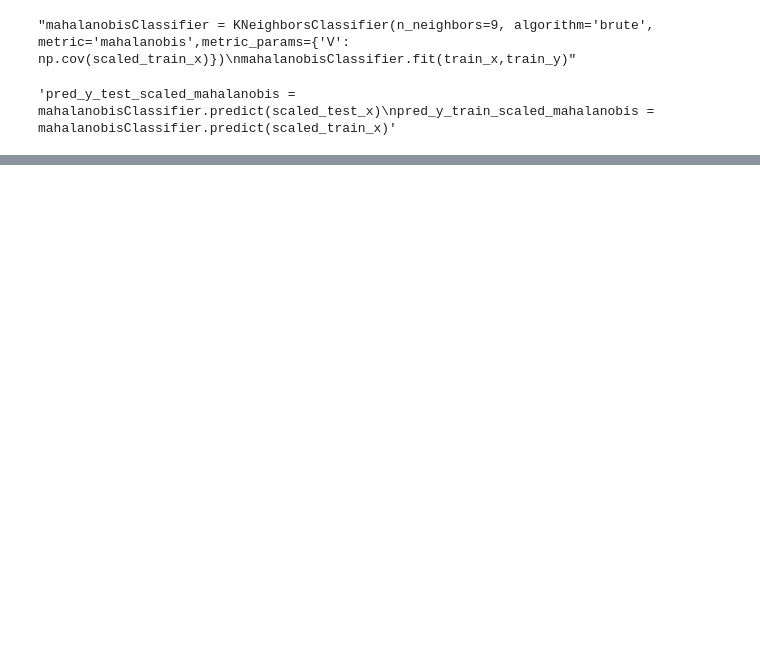
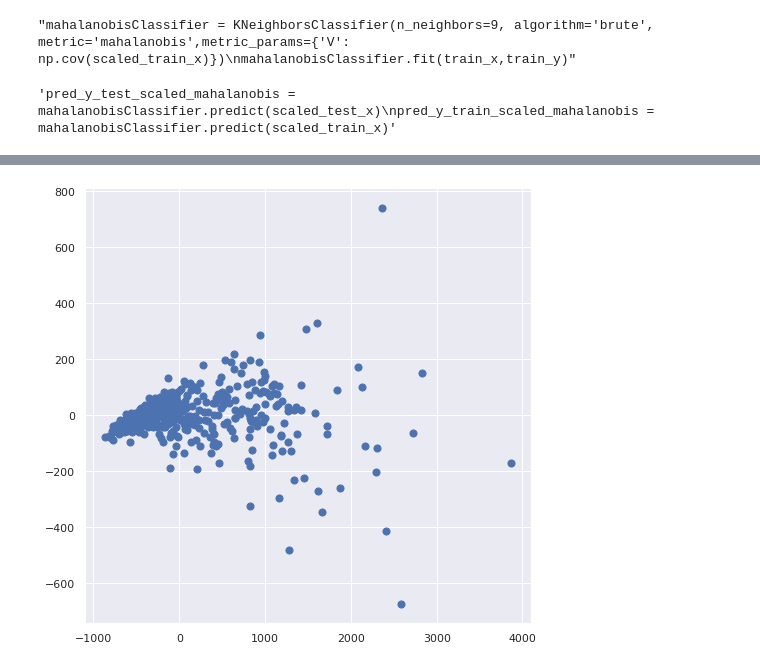
Before and after one commit to alessio76/Progetto-ML, a Jupyter notebook: Untitled0.ipynb, the cells around one changed output, grey strips where cells are left out. Saved outputs shown, nothing was run; the diff lists cells and outputs as text; code cells hidden in the pictures; blank space fills up the shorter version.

```diff
--- a/Untitled0.ipynb
+++ b/Untitled0.ipynb
@@ -158,0 +222,6 @@ weighted avg       0.97      0.97      0.97       341
+# %%
+fig = plt.figure(figsize = (8,8))
+plt.scatter(reduced_x[:, 0], reduced_x[:, 1], s=50, cmap='rainbow')
+plt.show()
+# %% [output]
+[figure, added]
```
Also changed, not shown: parts of 9 cells of this notebook.
